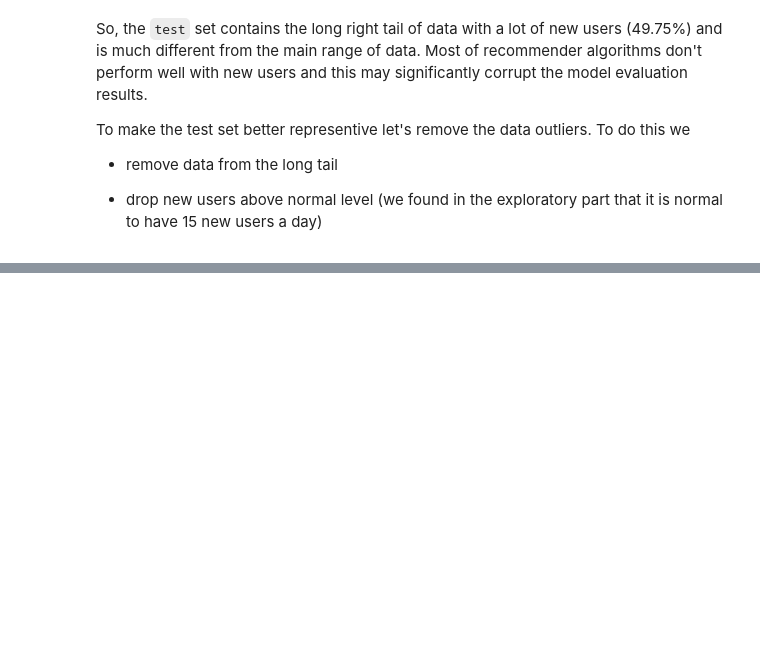
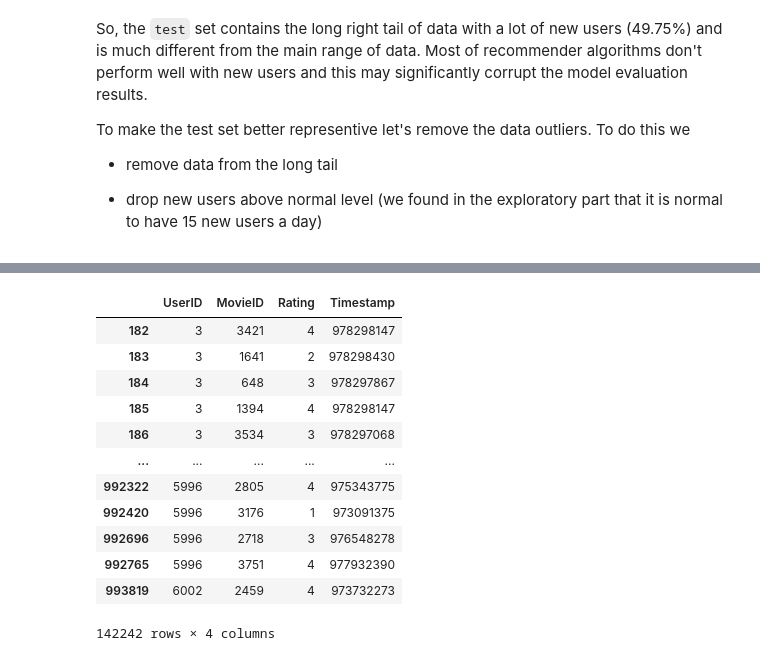
Before and after one commit to VyLeet/recommender-systems-project, a Jupyter notebook: notebooks/exploratory_data_analysis.ipynb, the cells around one changed output, grey strips where cells are left out. Saved outputs shown, nothing was run; the diff lists cells and outputs as text; code cells hidden in the pictures; blank space fills up the shorter version.

Commit message:
evaluation framework

```diff
--- a/notebooks/exploratory_data_analysis.ipynb
+++ b/notebooks/exploratory_data_analysis.ipynb
@@ -280,0 +397,18 @@ Test set has 1.47% of new movies (50)
+# %%
+ef = EvaluationFramework()
+# %%
+ef.test_ratings
+# %% [output]
+|  | UserID | MovieID | Rating | Timestamp |
+| 182 | 3 | 3421 | 4 | 978298147 |
+| 183 | 3 | 1641 | 2 | 978298430 |
+| 184 | 3 | 648 | 3 | 978297867 |
+| 185 | 3 | 1394 | 4 | 978298147 |
+| 186 | 3 | 3534 | 3 | 978297068 |
+| ... | ... | ... | ... | ... |
+| 992322 | 5996 | 2805 | 4 | 975343775 |
+| 992420 | 5996 | 3176 | 1 | 973091375 |
+| 992696 | 5996 | 2718 | 3 | 976548278 |
+| 992765 | 5996 | 3751 | 4 | 977932390 |
+| 993819 | 6002 | 2459 | 4 | 973732273 |
+142242 rows × 4 columns
```
Also changed, not shown: parts of 22 cells of this notebook, 2 other files.
